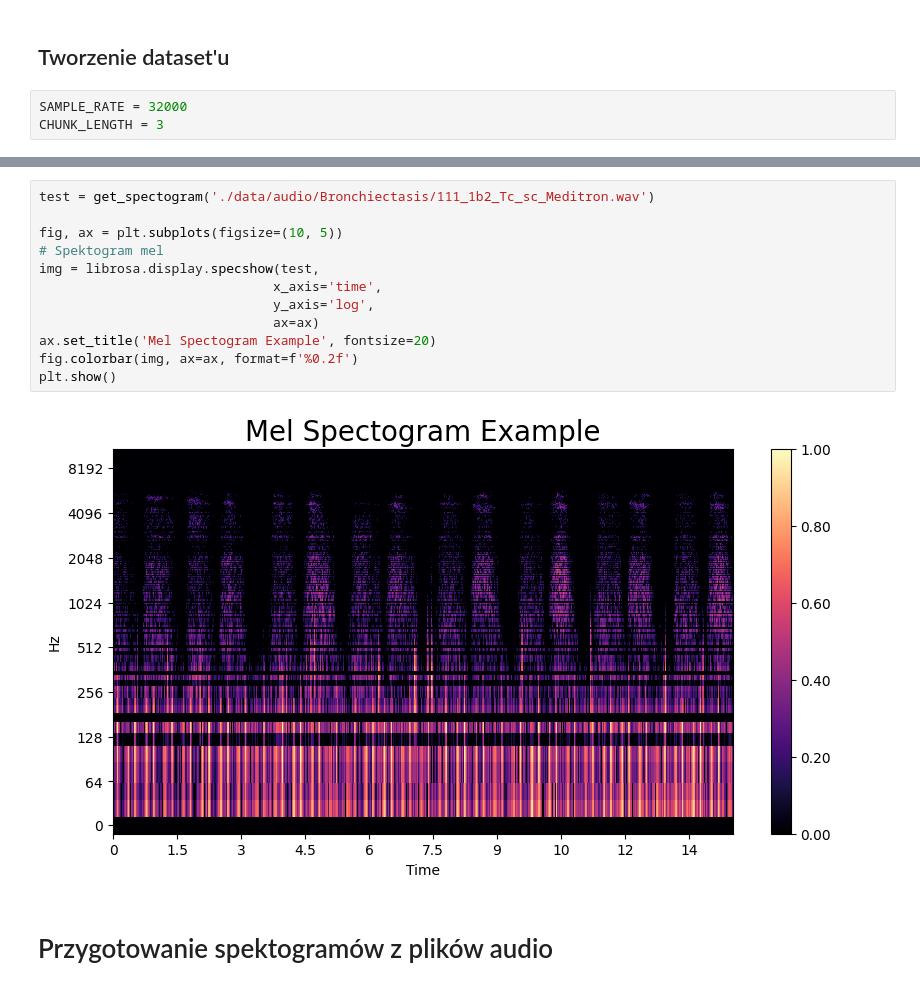
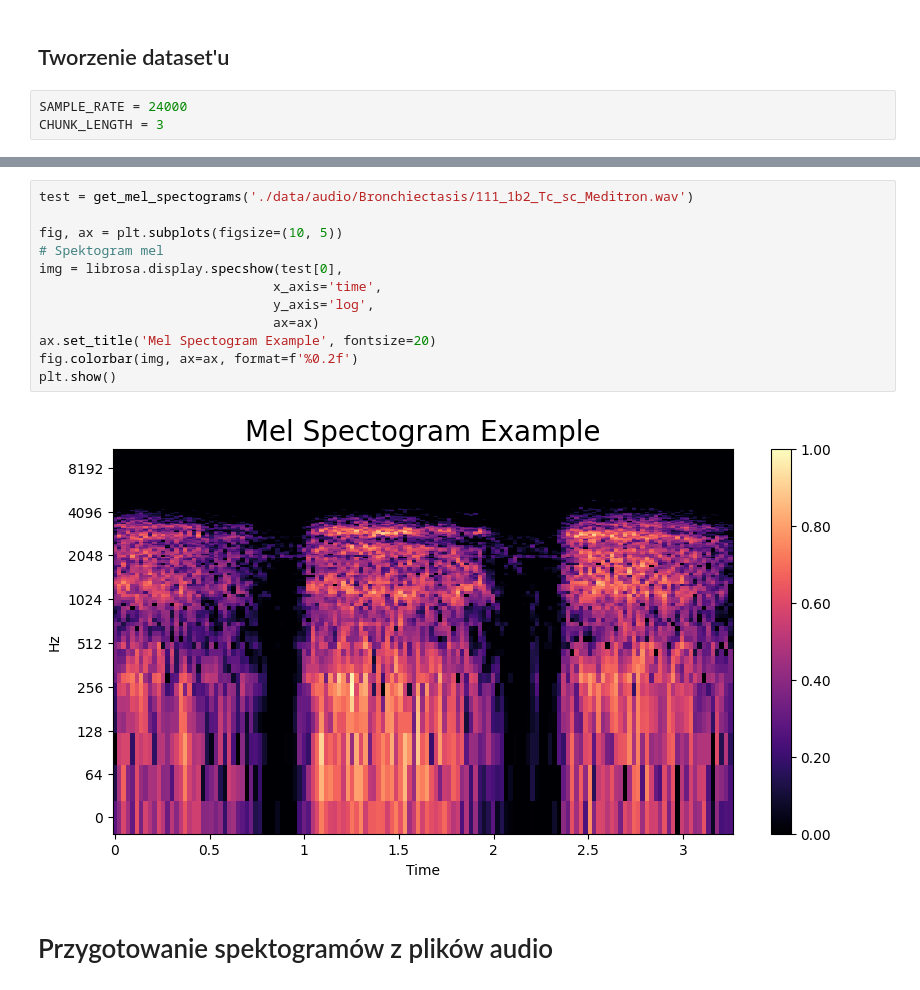
Before and after one commit to mylosz01/lung_diseases_detection, a Jupyter notebook: preproccess_data.ipynb, the cells around one changed output, grey strips where cells are left out. Drawn from its saved outputs; the diff is of its cells as text.

```diff
--- a/preproccess_data.ipynb
+++ b/preproccess_data.ipynb
@@ -230,5 +236,5 @@ plt.show()
 # %% [markdown]
 ## Tworzenie dataset'u
 # %%
-SAMPLE_RATE = 32000
+SAMPLE_RATE = 24000
 CHUNK_LENGTH = 3
@@ -273,19 +309,19 @@ def prepare_spectograms():
 
     print("SPEKTOGRAMY ZOSTAŁY PRZYGOTOWANE...")
 # %%
-test = get_spectogram('./data/audio/Bronchiectasis/111_1b2_Tc_sc_Meditron.wav')
+test = get_mel_spectograms('./data/audio/Bronchiectasis/111_1b2_Tc_sc_Meditron.wav')
 
 fig, ax = plt.subplots(figsize=(10, 5))
 # Spektogram mel
-img = librosa.display.specshow(test,
+img = librosa.display.specshow(test[0],
                               x_axis='time',
                               y_axis='log',
                               ax=ax)
 ax.set_title('Mel Spectogram Example', fontsize=20)
 fig.colorbar(img, ax=ax, format=f'%0.2f')
 plt.show()
 # %% [output]
-[figure, old version]
+[figure, new version]
 # %% [markdown]
 # Przygotowanie spektogramów z plików audio
 # %%
```
Also changed, not shown: parts of 11 cells of this notebook.
